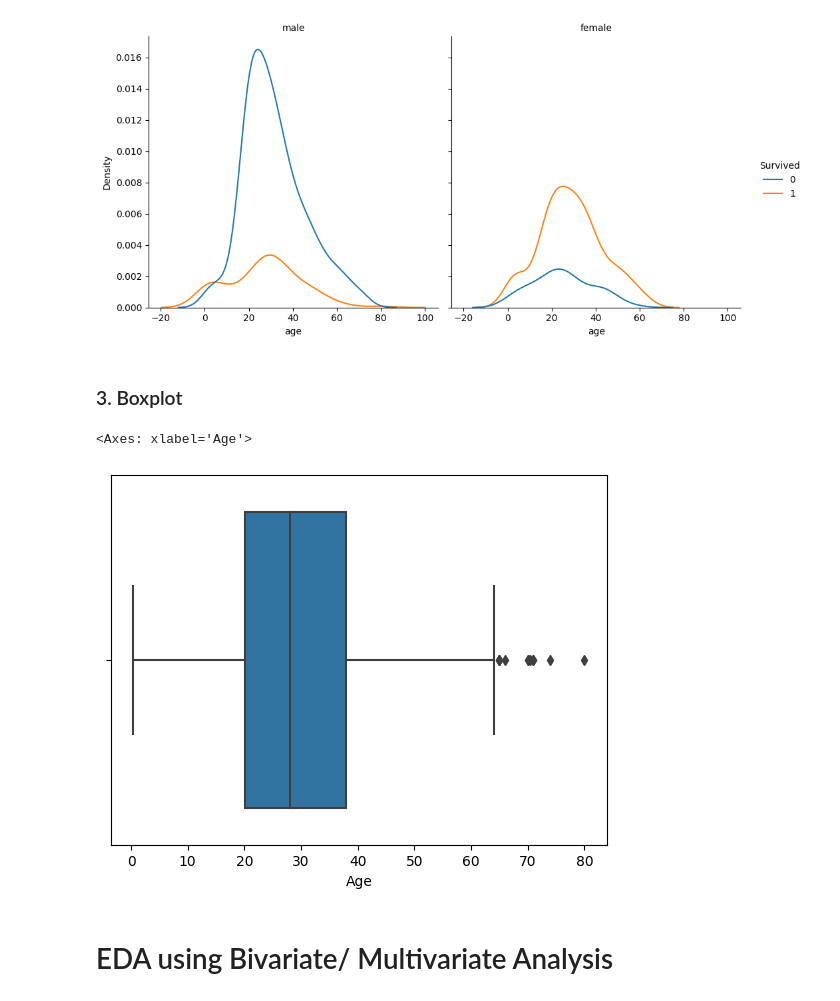
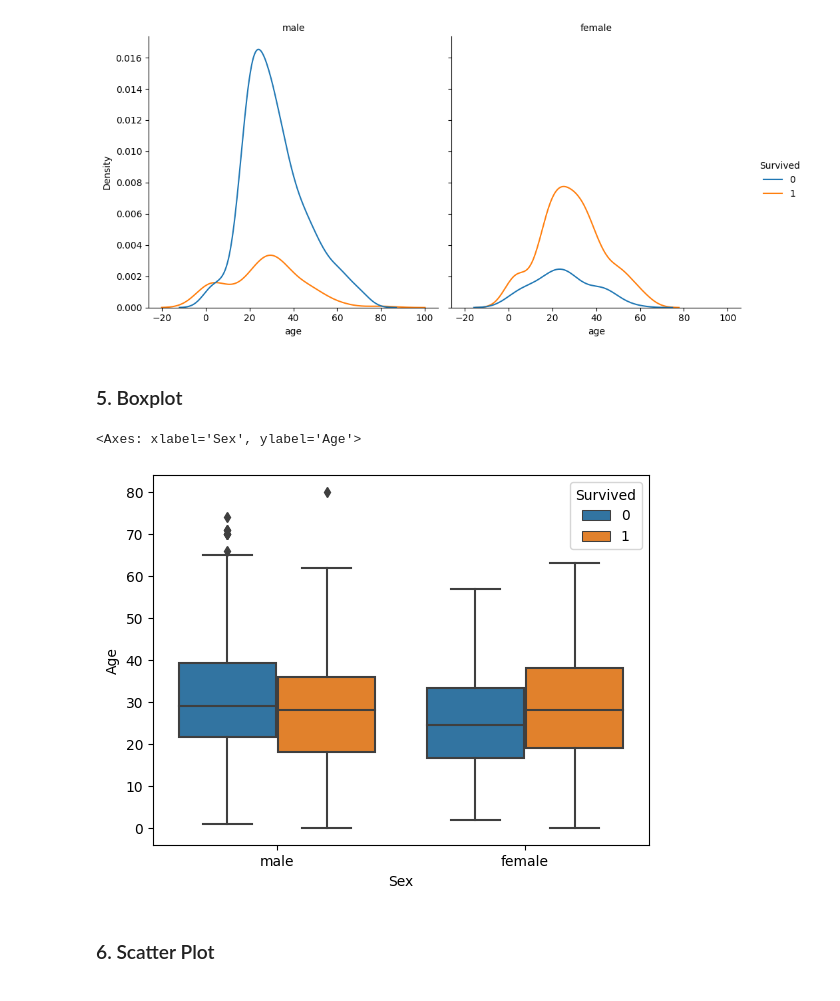
Before and after one commit to SameerTheProgrammer/ML-practice, a Jupyter notebook: ml-eda-practice.ipynb, the cells around one changed output. Drawn from its saved outputs; the diff is of its cells as text; code cells hidden in the pictures.

```diff
--- a/ml-eda-practice.ipynb
+++ b/ml-eda-practice.ipynb
@@ -56,0 +74,10 @@ memory usage: 83.7+ KB
+# %%
+# fill NAN cell with mean of Age
+
+# df["Age"].fillna(df["Age"].mean(), inplace=True)
+
+# OR
+
+# remove NAN rows of age in data
+df= df.dropna(subset=['Age'])
+df.info()
@@ -56,0 +104,12 @@ memory usage: 83.7+ KB
+# %%
+# change the dtype of columns to reduce size of dataset
+
+df = df.astype({
+    "Age": 'int32',          # Convert 'Age' column to int32
+    "PassengerId": "int32",  # Convert 'PassengerId' column to int32
+    "Pclass": "int32",       # Convert 'Pclass' column to int32
+    "Survived": "int32",     # Convert 'Survived' column to int32
+    "SibSp": "int32",        # Convert 'SibSp' column to int32
+    "Parch": "int32",        # Convert 'Parch' column to int32
+    "Fare": "float32"        # Convert 'Fare' column to float32
+})
@@ -120,11 +212,11 @@ dis.set_titles('{col_name}')
 <seaborn.axisgrid.FacetGrid at 0x...>
 [figure]
 # %% [markdown]
-### 3. Boxplot
+### 5. Boxplot
 # %%
-sns.boxplot(data = df, x = "Age")
+sns.boxplot(data = df, x = "Sex", y ="Age", hue="Survived")
 # %% [output]
-<Axes: xlabel='Age'>
+<Axes: xlabel='Sex', ylabel='Age'>
-[figure, old version]
+[figure, new version]
-# %% [markdown]
-# EDA using Bivariate/ Multivariate Analysis
+# %% [markdown]
+### 6. Scatter Plot
```
Also changed, not shown: parts of 23 cells of this notebook.
